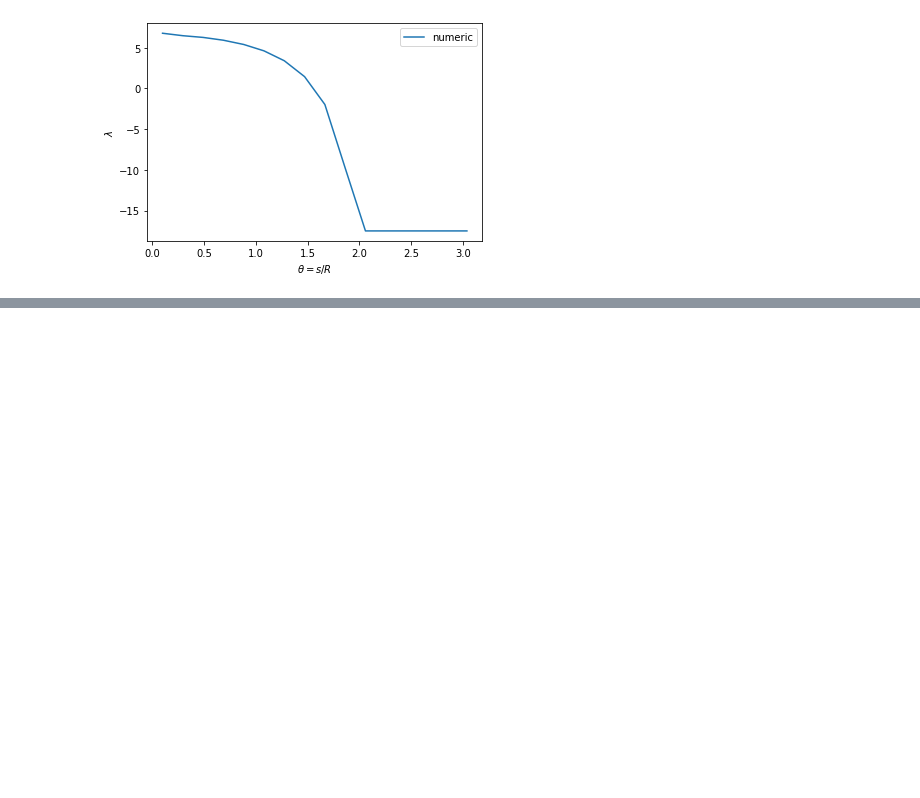
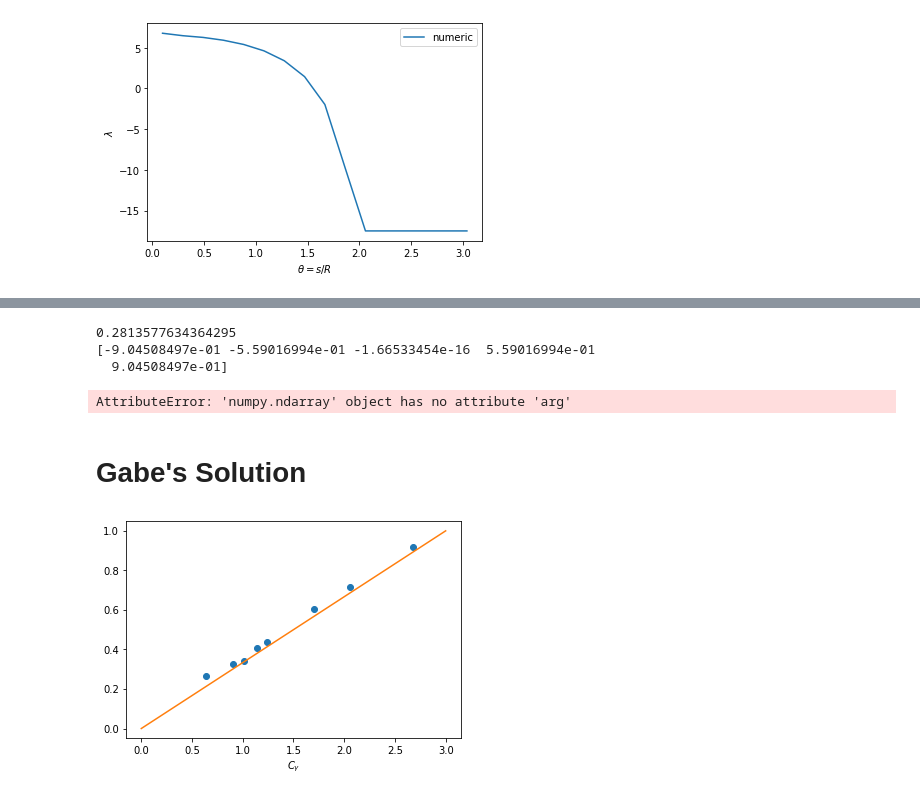
Before and after one commit to weymouth/MarineHydro, a Jupyter notebook: tutorials/notebook template.ipynb, the cells around one changed output, grey strips where cells are left out. Drawn from its saved outputs; the diff is of its cells as text; code cells hidden in the pictures; blank space fills up the shorter version.

```diff
--- a/tutorials/notebook template.ipynb
+++ b/tutorials/notebook template.ipynb
@@ -531,0 +721,52 @@ numeric prediction @ s=1.878
+# %%
+def C_gamma(panels):
+    top,_=panels.split()
+    _,_,iSep=top.thwaites()
+    x, y, gamma = top.get_array('xc', 'yc', 'gamma')
+    sep_point = bl.sep(x, iSep)
+    print(sep_point)
+    print(x)
+    w_t = 2*y[x.arg(sep_point)]/(max(y) - min(y))
+    return w_t * gamma**2
+
+@np.vectorize
+def ellipse_c_gamma(t_c, N=10):
+    ellipse = vp.make_ellipse(N, t_c)
+    ellipse.solve_gamma_O2()
+    return C_gamma(ellipse)
+
+t_c = np.linspace(0.1,10,11)
+plt.plot(t_c, ellipse_c_gamma(t_c), label='numeric')
+plt.scatter(c_t, CD, s=100, label='analytic')
+# %% [output]
+0.2813577634364295
+[-9.04508497e-01 -5.59016994e-01 -1.66533454e-16  5.59016994e-01
+  9.04508497e-01]
+AttributeError: 'numpy.ndarray' object has no attribute 'arg'
+# %% [markdown]
+# Gabe's Solution
+# %%
+c_t = np.array([1.27,1.67,2.06,3.06,3.39,4.03,4.73,8.15])
+CD = [0.919,0.718,0.604,0.438,0.408,0.342,0.324,0.267]
+
+def C_gamma(panels):
+    top,bot=panels.split()
+    _,_,iSep = top.thwaites()
+    gamma_top = bl.sep(top.get_array('gamma'),iSep)
+    w_top = bl.sep(top.get_array('yc'),iSep)
+    y = panels.get_array('yc')
+    t = max(y)-min(y)
+    return 2*w_top/t * gamma_top**2     # want these things at the seperation point
+
+@np.vectorize
+def ellipse_c_gamma(t_c, N=64):
+    panels = vp.make_ellipse(N, t_c)
+    panels.solve_gamma_O2()
+    return C_gamma(panels)
+
+plt.plot(ellipse_c_gamma(1/c_t), CD, 'o')
+plt.plot([0,3], [0,1])
+plt.xlabel(r'$C_\gamma$')
+plt.show();
+# %% [output]
+[figure, added]
```
Also changed, not shown: parts of 14 cells of this notebook, 1 other file.
